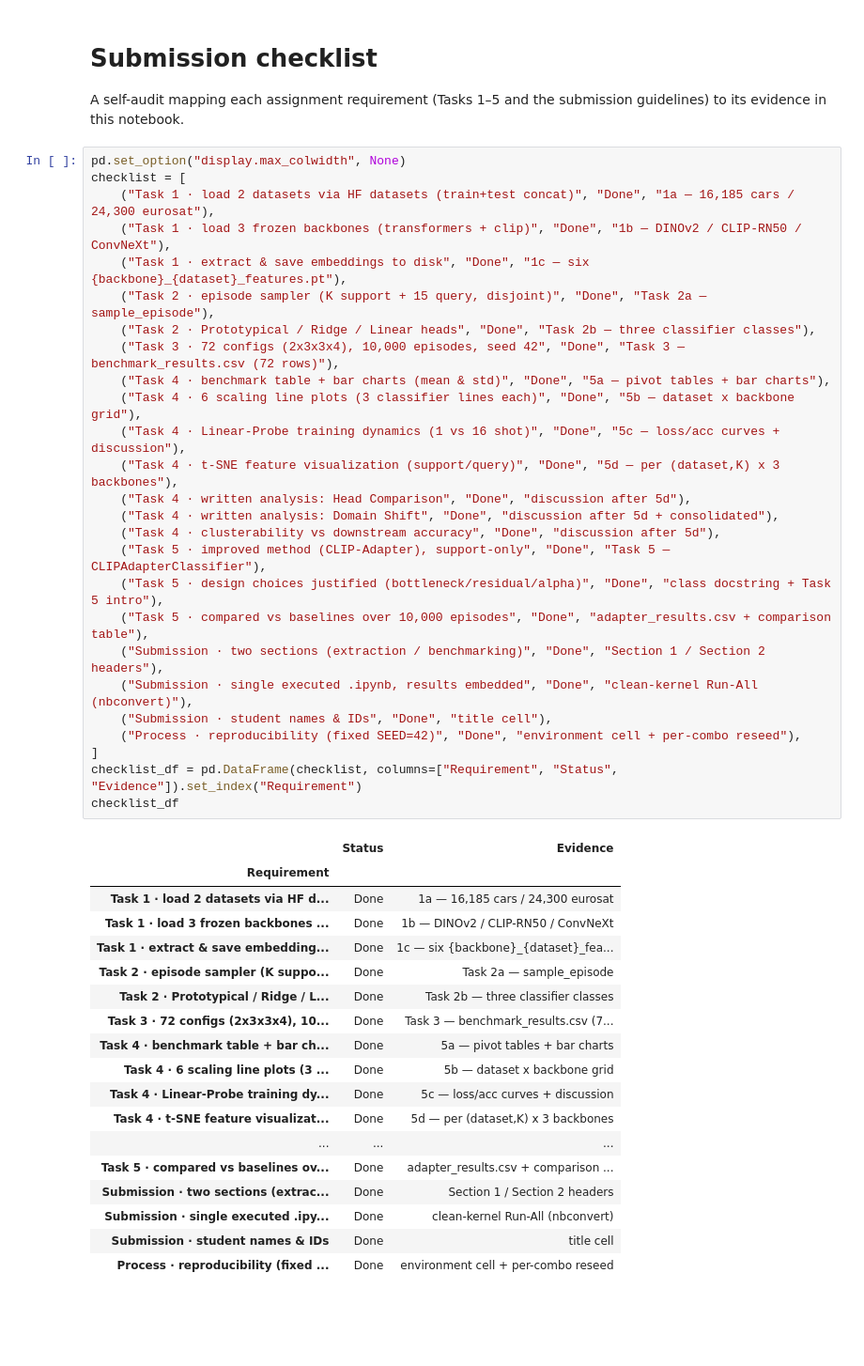
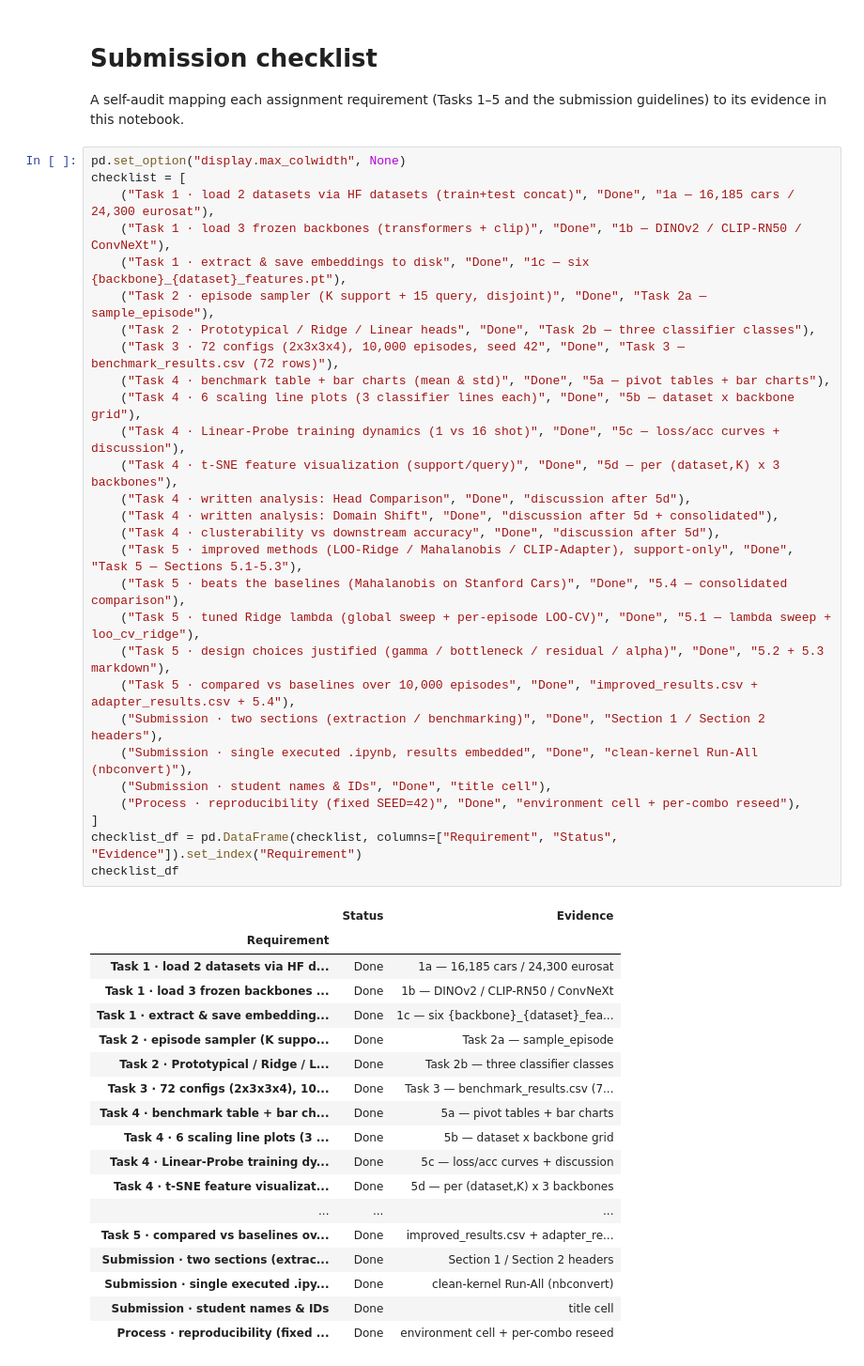
Before and after one commit to eyalsht/cv-hw2-few-shot-benchmarking, a Jupyter notebook: cv_hw2_312359284_314884834.ipynb, the cells around one changed output. Shown at 94% size. Drawn from its saved outputs; the diff is of its cells as text; blank space fills up the shorter version.

```diff
--- a/cv_hw2_312359284_314884834.ipynb
+++ b/cv_hw2_312359284_314884834.ipynb
@@ -1088,37 +1521,39 @@ checklist = [
     ("Task 2 · Prototypical / Ridge / Linear heads", "Done", "Task 2b — three classifier classes"),
     ("Task 3 · 72 configs (2x3x3x4), 10,000 episodes, seed 42", "Done", "Task 3 — benchmark_results.csv (72 rows)"),
     ("Task 4 · benchmark table + bar charts (mean & std)", "Done", "5a — pivot tables + bar charts"),
     ("Task 4 · 6 scaling line plots (3 classifier lines each)", "Done", "5b — dataset x backbone grid"),
     ("Task 4 · Linear-Probe training dynamics (1 vs 16 shot)", "Done", "5c — loss/acc curves + discussion"),
     ("Task 4 · t-SNE feature visualization (support/query)", "Done", "5d — per (dataset,K) x 3 backbones"),
     ("Task 4 · written analysis: Head Comparison", "Done", "discussion after 5d"),
     ("Task 4 · written analysis: Domain Shift", "Done", "discussion after 5d + consolidated"),
     ("Task 4 · clusterability vs downstream accuracy", "Done", "discussion after 5d"),
-    ("Task 5 · improved method (CLIP-Adapter), support-only", "Done", "Task 5 — CLIPAdapterClassifier"),
-    ("Task 5 · design choices justified (bottleneck/residual/alpha)", "Done", "class docstring + Task 5 intro"),
-    ("Task 5 · compared vs baselines over 10,000 episodes", "Done", "adapter_results.csv + comparison table"),
+    ("Task 5 · improved methods (LOO-Ridge / Mahalanobis / CLIP-Adapter), support-only", "Done", "Task 5 — Sections 5.1-5.3"),
+    ("Task 5 · beats the baselines (Mahalanobis on Stanford Cars)", "Done", "5.4 — consolidated comparison"),
+    ("Task 5 · tuned Ridge lambda (global sweep + per-episode LOO-CV)", "Done", "5.1 — lambda sweep + loo_cv_ridge"),
+    ("Task 5 · design choices justified (gamma / bottleneck / residual / alpha)", "Done", "5.2 + 5.3 markdown"),
+    ("Task 5 · compared vs baselines over 10,000 episodes", "Done", "improved_results.csv + adapter_results.csv + 5.4"),
     ("Submission · two sections (extraction / benchmarking)", "Done", "Section 1 / Section 2 headers"),
     ("Submission · single executed .ipynb, results embedded", "Done", "clean-kernel Run-All (nbconvert)"),
     ("Submission · student names & IDs", "Done", "title cell"),
     ("Process · reproducibility (fixed SEED=42)", "Done", "environment cell + per-combo reseed"),
 ]
 checklist_df = pd.DataFrame(checklist, columns=["Requirement", "Status", "Evidence"]).set_index("Requirement")
 checklist_df
 # %% [output]
 |  | Status | Evidence |
 | Requirement |  |  |
 | Task 1 · load 2 datasets via HF d... | Done | 1a — 16,185 cars / 24,300 eurosat |
 | Task 1 · load 3 frozen backbones ... | Done | 1b — DINOv2 / CLIP-RN50 / ConvNeXt |
 | Task 1 · extract & save embedding... | Done | 1c — six {backbone}_{dataset}_fea... |
 | Task 2 · episode sampler (K suppo... | Done | Task 2a — sample_episode |
 | Task 2 · Prototypical / Ridge / L... | Done | Task 2b — three classifier classes |
 | Task 3 · 72 configs (2x3x3x4), 10... | Done | Task 3 — benchmark_results.csv (7... |
 | Task 4 · benchmark table + bar ch... | Done | 5a — pivot tables + bar charts |
 | Task 4 · 6 scaling line plots (3 ... | Done | 5b — dataset x backbone grid |
 | Task 4 · Linear-Probe training dy... | Done | 5c — loss/acc curves + discussion |
 | Task 4 · t-SNE feature visualizat... | Done | 5d — per (dataset,K) x 3 backbones |
 | ... | ... | ... |
-| Task 5 · compared vs baselines ov... | Done | adapter_results.csv + comparison ... |
+| Task 5 · compared vs baselines ov... | Done | improved_results.csv + adapter_re... |
 | Submission · two sections (extrac... | Done | Section 1 / Section 2 headers |
 | Submission · single executed .ipy... | Done | clean-kernel Run-All (nbconvert) |
 | Submission · student names & IDs | Done | title cell |
```
Also changed, not shown: parts of 29 cells of this notebook, 4 other files.
